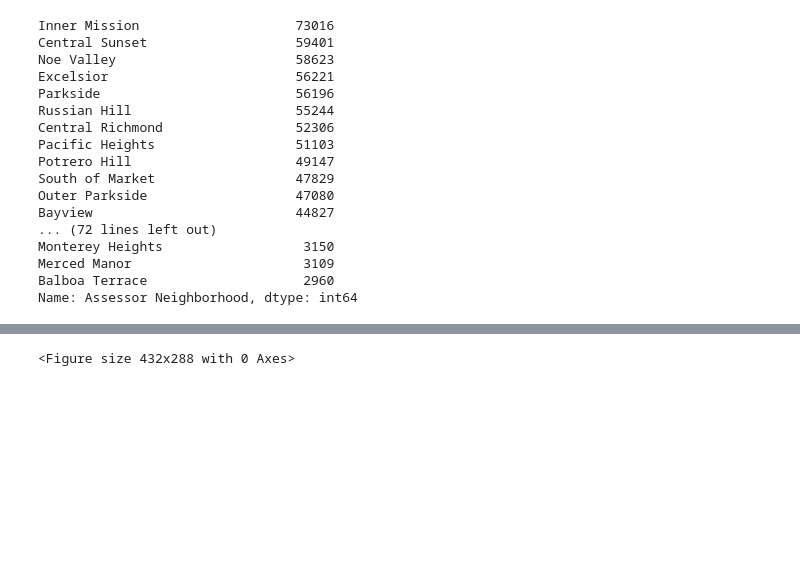
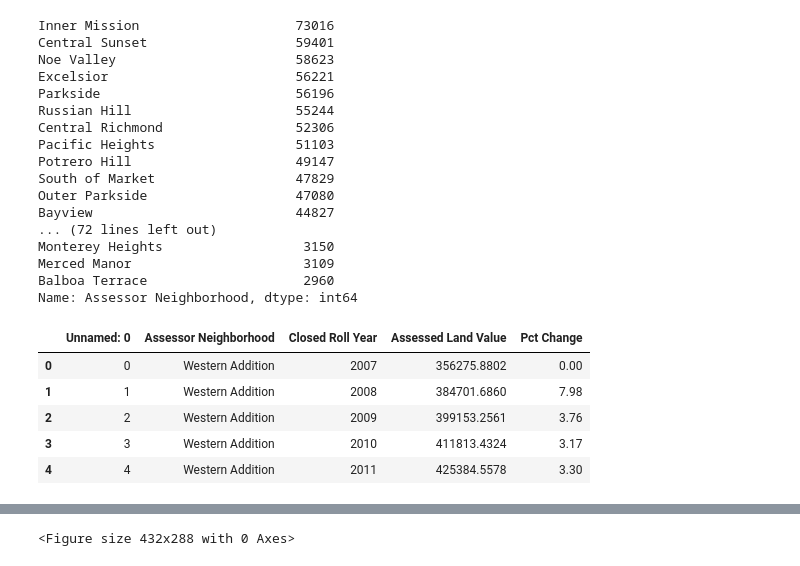
Before and after one commit to rochiecuevas/shared_accommodations, a Jupyter notebook: Home Prices/DataHome.ipynb, the cells around one changed output, grey strips where cells are left out. Drawn from its saved outputs; the diff is of its cells as text; code cells hidden in the pictures; blank space fills up the shorter version.

```diff
--- a/Home Prices/DataHome.ipynb
+++ b/Home Prices/DataHome.ipynb
@@ -41,6 +41,19 @@ Monterey Heights                  3150
 Merced Manor                      3109
 Balboa Terrace                    2960
 Name: Assessor Neighborhood, dtype: int64
+# %%
+csv_path = "combine_updated.csv"
+
+home_df = pd.read_csv(csv_path, encoding='utf8', engine='python')
+
+home_df.head()
+# %% [output]
+|  | Unnamed: 0 | Assessor Neighborhood | Closed Roll Year | Assessed Land Value | Pct Change |
+| 0 | 0 | Western Addition | 2007 | 356275.8802 | 0.00 |
+| 1 | 1 | Western Addition | 2008 | 384701.6860 | 7.98 |
+| 2 | 2 | Western Addition | 2009 | 399153.2561 | 3.76 |
+| 3 | 3 | Western Addition | 2010 | 411813.4324 | 3.17 |
+| 4 | 4 | Western Addition | 2011 | 425384.5578 | 3.30 |
 # %%
 neigh_gb = home_df.groupby(['Assessor Neighborhood','Closed Roll Year']).mean()
 combined_df = neigh_gb.reset_index()
```
Also changed, not shown: parts of 5 cells of this notebook, 3 other files.
